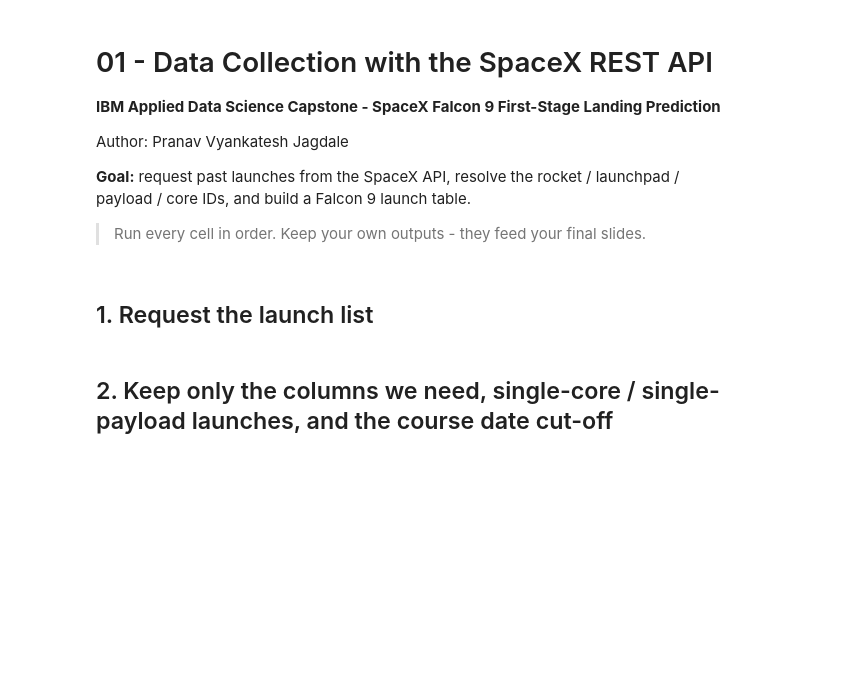
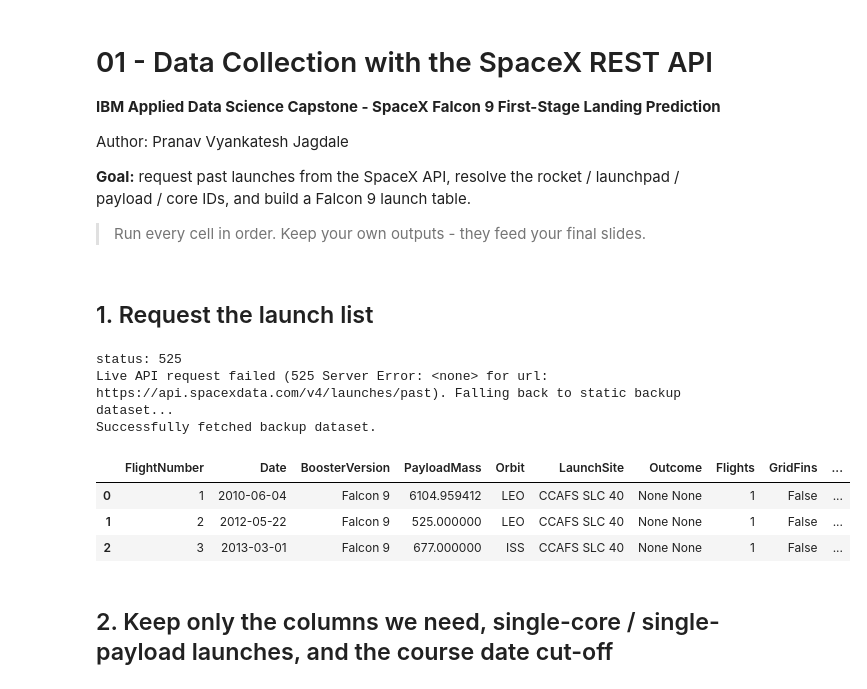
Before and after one commit to devwithpranav-01/spacex-falcon9-landing-prediction, a Jupyter notebook: 01_Data_Collection_API.ipynb, the cells around one changed output. Drawn from its saved outputs; the diff is of its cells as text; code cells hidden in the pictures; blank space fills up the shorter version.

```diff
--- a/01_Data_Collection_API.ipynb
+++ b/01_Data_Collection_API.ipynb
@@ -18,10 +18,29 @@ pd.set_option('display.max_columns', None)
 ## 1. Request the launch list
 # %%
 spacex_url = "https://api.spacexdata.com/v4/launches/past"
-response = requests.get(spacex_url)
-print("status:", response.status_code)
-data = pd.json_normalize(response.json())
+
+try:
+    response = requests.get(spacex_url)
+    print("status:", response.status_code)
+    response.raise_for_status()
+    data = pd.json_normalize(response.json())
+    print("Successfully fetched data from live SpaceX API.")
+except Exception as e:
+    print(f"Live API request failed ({e}). Falling back to static backup dataset...")
+    # Using the correct static CSV backup URL from the IBM course resources
+    fallback_url = "https://cf-courses-data.s3.us.cloud-object-storage.appdomain.cloud/IBM-DS0321EN-SkillsNetwork/datasets/dataset_part_1.csv"
+    data = pd.read_csv(fallback_url)
+    print("Successfully fetched backup dataset.")
+
 data.head(3)
+# %% [output]
+status: 525
+Live API request failed (525 Server Error: <none> for url: https://api.spacexdata.com/v4/launches/past). Falling back to static backup dataset...
+Successfully fetched backup dataset.
+|  | FlightNumber | Date | BoosterVersion | PayloadMass | Orbit | LaunchSite | Outcome | Flights | GridFins | ... |
+| 0 | 1 | 2010-06-04 | Falcon 9 | 6104.959412 | LEO | CCAFS SLC 40 | None None | 1 | False | ... |
+| 1 | 2 | 2012-05-22 | Falcon 9 | 525.000000 | LEO | CCAFS SLC 40 | None None | 1 | False | ... |
+| 2 | 3 | 2013-03-01 | Falcon 9 | 677.000000 | ISS | CCAFS SLC 40 | None None | 1 | False | ... |
 # %% [markdown]
 ## 2. Keep only the columns we need, single-core / single-payload launches, and the course date cut-off
 # %%
```
Also changed, not shown: parts of 4 cells of this notebook.
